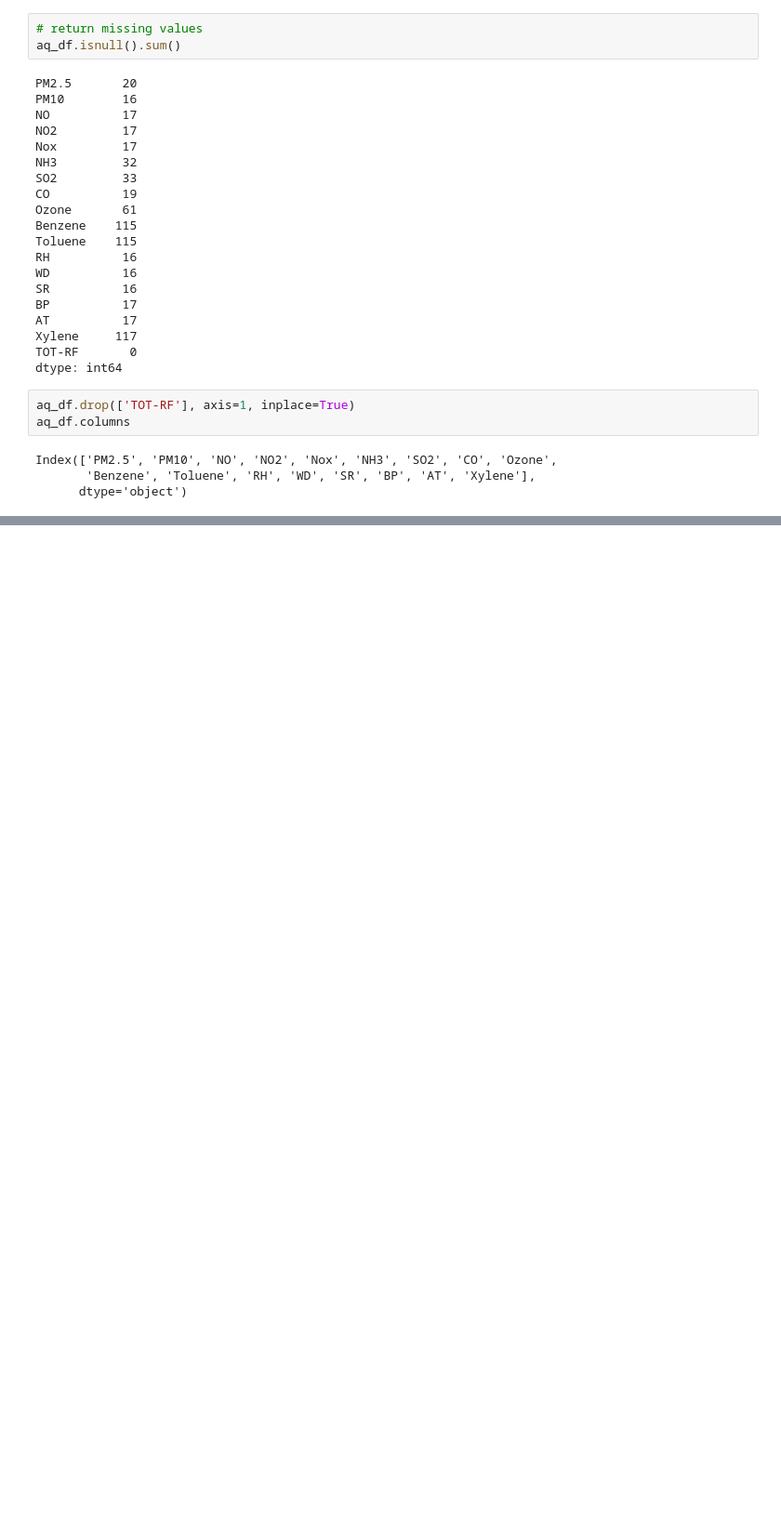
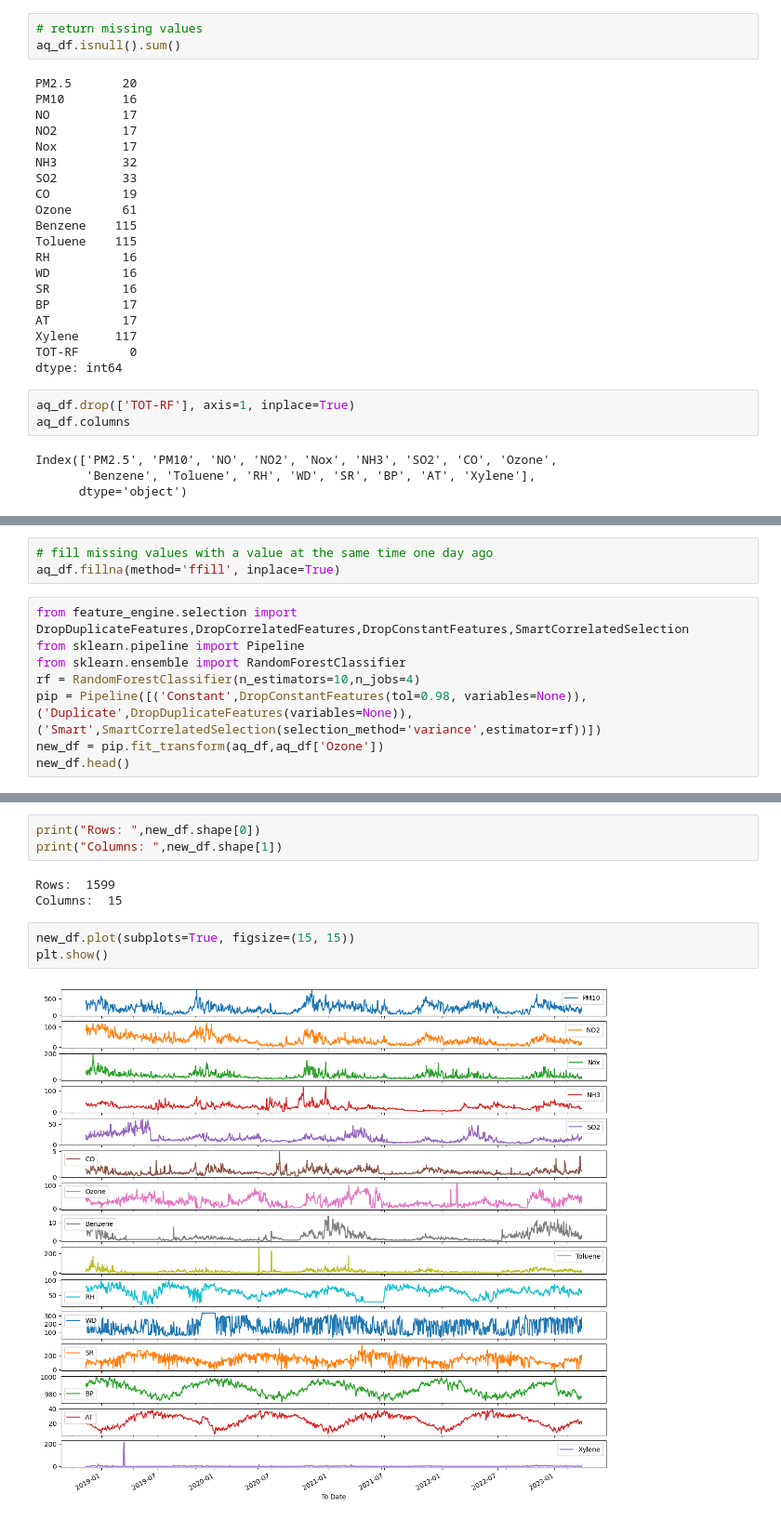
Before and after one commit to TheNobody-12/Ozone-Prediction-AIProject, a Jupyter notebook: OzoneModelTraining .ipynb, the cells around one changed output, grey strips where cells are left out. Shown at 93% size. Cells and saved outputs as stored; diff of their text form; blank space fills up the shorter version.

```diff
--- a/OzoneModelTraining .ipynb
+++ b/OzoneModelTraining .ipynb
@@ -194,0 +230,11 @@ Index(['PM2.5', 'PM10', 'NO', 'NO2', 'Nox', 'NH3', 'SO2', 'CO', 'Ozone',
+# %%
+# fill missing values with a value at the same time one day ago
+aq_df.fillna(method='ffill', inplace=True)
+# %%
+from feature_engine.selection import DropDuplicateFeatures,DropCorrelatedFeatures,DropConstantFeatures,SmartCorrelatedSelection
+from sklearn.pipeline import Pipeline
+from sklearn.ensemble import RandomForestClassifier
+rf = RandomForestClassifier(n_estimators=10,n_jobs=4)
+pip = Pipeline([('Constant',DropConstantFeatures(tol=0.98, variables=None)),('Duplicate',DropDuplicateFeatures(variables=None)),('Smart',SmartCorrelatedSelection(selection_method='variance',estimator=rf))])
+new_df = pip.fit_transform(aq_df,aq_df['Ozone'])
+new_df.head()
@@ -194,0 +249,11 @@ Index(['PM2.5', 'PM10', 'NO', 'NO2', 'Nox', 'NH3', 'SO2', 'CO', 'Ozone',
+# %%
+print("Rows: ",new_df.shape[0])
+print("Columns: ",new_df.shape[1])
+# %% [output]
+Rows:  1599
+Columns:  15
+# %%
+new_df.plot(subplots=True, figsize=(15, 15))
+plt.show()
+# %% [output]
+[figure, added]
```
Also changed, not shown: parts of 18 cells of this notebook, 1 other file.
